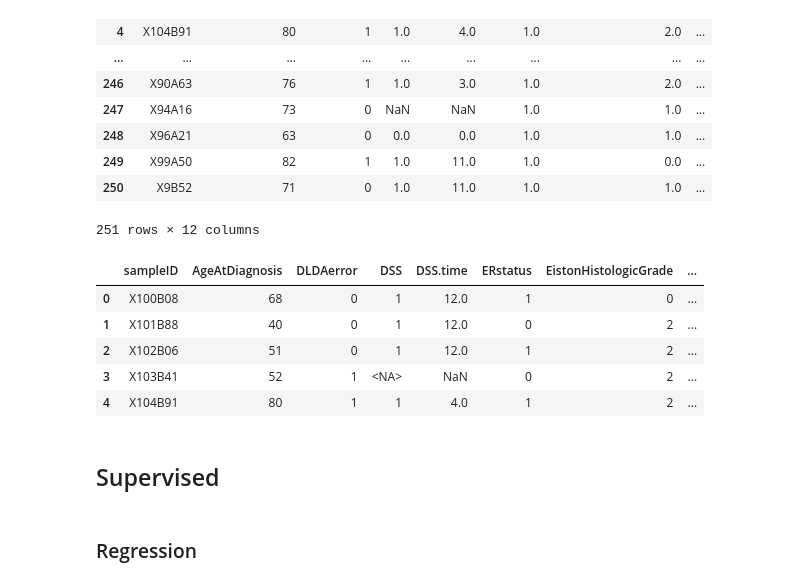
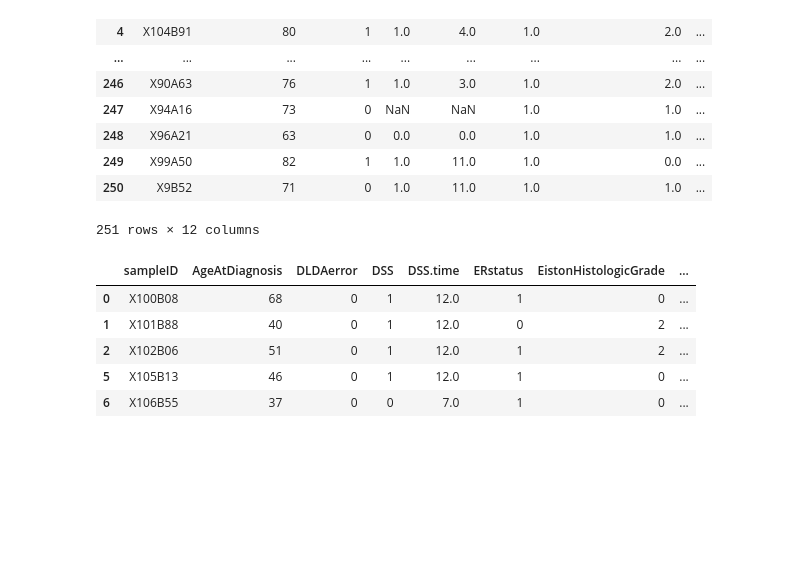
Before and after one commit to faizanhemotra/Breast-Cancer-Phenotype, a Jupyter notebook: analysis.ipynb, the cells around one changed output. Saved outputs shown, nothing was run; the diff lists cells and outputs as text; code cells hidden in the pictures; blank space fills up the shorter version.

Commit message:
Dummy Classification of Elston Histological Grade and a few other minor changes

```diff
--- a/analysis.ipynb
+++ b/analysis.ipynb
@@ -165,20 +166,17 @@ pheno_df
 | 250 | X9B52 | 71 | 0 | 1.0 | 11.0 | 1.0 | 1.0 | ... |
 251 rows × 12 columns
 # %%
+df_dropped = pheno_df.copy(); df_dropped.dropna(inplace=True)
 # Convert ordinal columns data type to Int64
-pheno_df[['DSS', 'ERstatus', 'EistonHistologicGrade',
-          'LymphNodeStatus']] = pheno_df[[
+df_dropped[['DSS', 'ERstatus', 'EistonHistologicGrade',
+          'LymphNodeStatus']] = df_dropped[[
               'DSS', 'ERstatus', 'EistonHistologicGrade', 'LymphNodeStatus'
-          ]].astype('Int64')
-pheno_df.head()
+          ]].astype('int64')
+df_dropped.head()
 # %% [output]
 |  | sampleID | AgeAtDiagnosis | DLDAerror | DSS | DSS.time | ERstatus | EistonHistologicGrade | ... |
 | 0 | X100B08 | 68 | 0 | 1 | 12.0 | 1 | 0 | ... |
 | 1 | X101B88 | 40 | 0 | 1 | 12.0 | 0 | 2 | ... |
 | 2 | X102B06 | 51 | 0 | 1 | 12.0 | 1 | 2 | ... |
-| 3 | X103B41 | 52 | 1 | <NA> | NaN | 0 | 2 | ... |
-| 4 | X104B91 | 80 | 1 | 1 | 4.0 | 1 | 2 | ... |
+| 5 | X105B13 | 46 | 0 | 1 | 12.0 | 1 | 0 | ... |
+| 6 | X106B55 | 37 | 0 | 0 | 7.0 | 1 | 0 | ... |
-# %% [markdown]
-## Supervised
-# %% [markdown]
-### Regression
```
Also changed, not shown: parts of 15 cells of this notebook.
